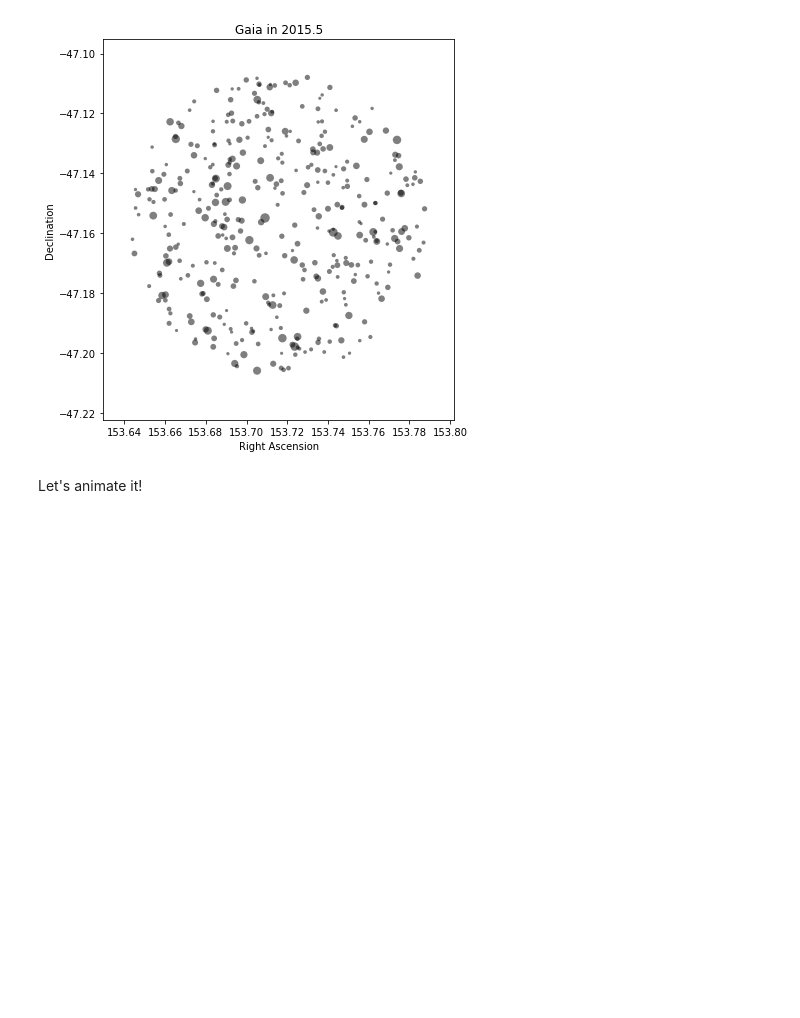
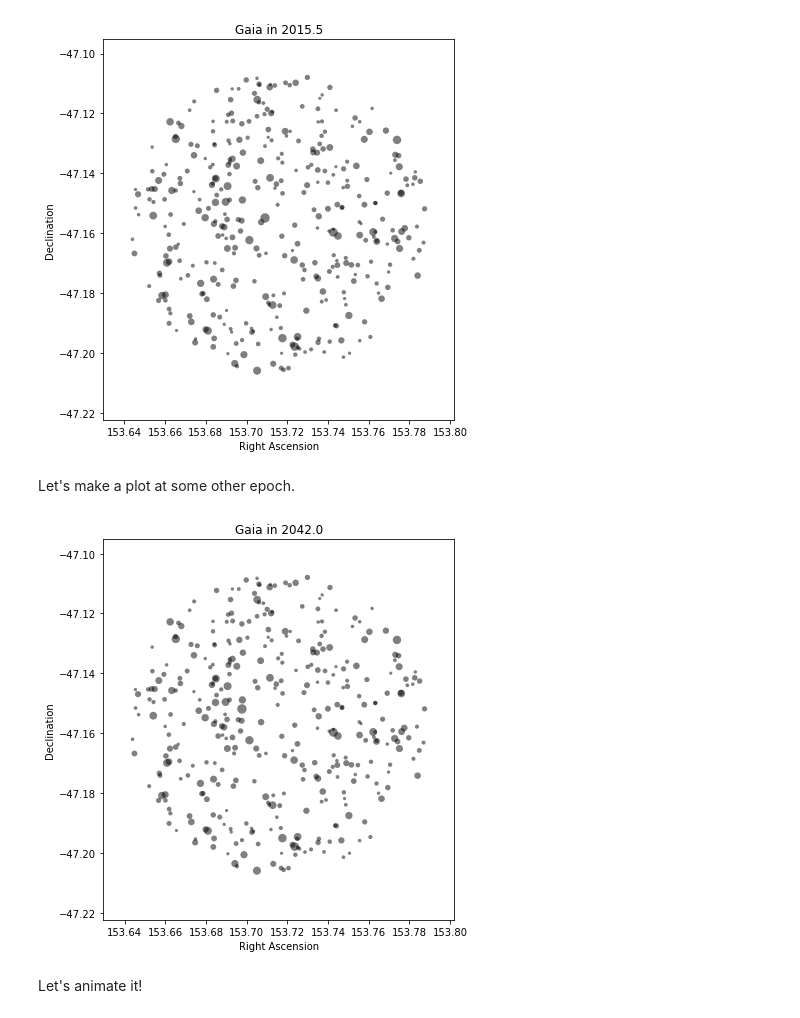
Before and after one commit to zkbt/craftroom, a Jupyter notebook: notebooks/test_thefriendlystars.ipynb, the cells around one changed output. Cells and saved outputs as stored; diff of their text form; code cells hidden in the pictures; blank space fills up the shorter version.

```diff
--- a/notebooks/test_thefriendlystars.ipynb
+++ b/notebooks/test_thefriendlystars.ipynb
@@ -43,6 +43,12 @@ Let's make a plot!
 g.finder();
 # %% [output]
 [figure]
+# %% [markdown]
+Let's make a plot at some other epoch.
+# %%
+g.finder(2042);
+# %% [output]
+[figure, added]
 # %% [markdown]
 Let's animate it!
 # %%
```
Also changed, not shown: parts of 2 cells of this notebook, 1 other file.
